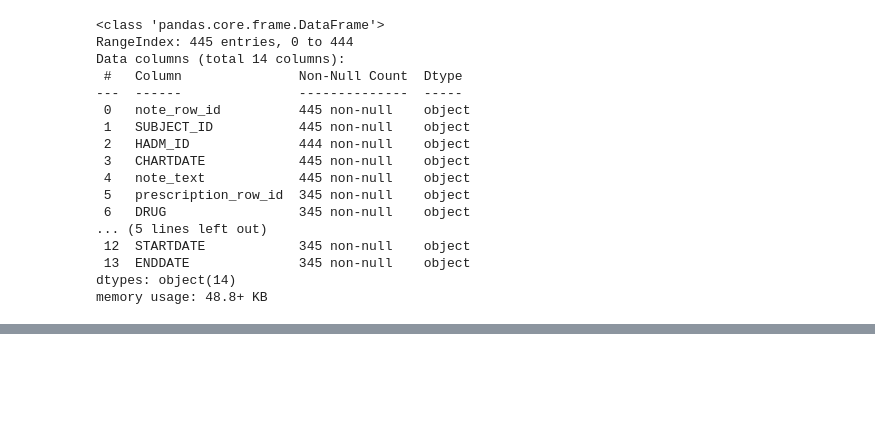
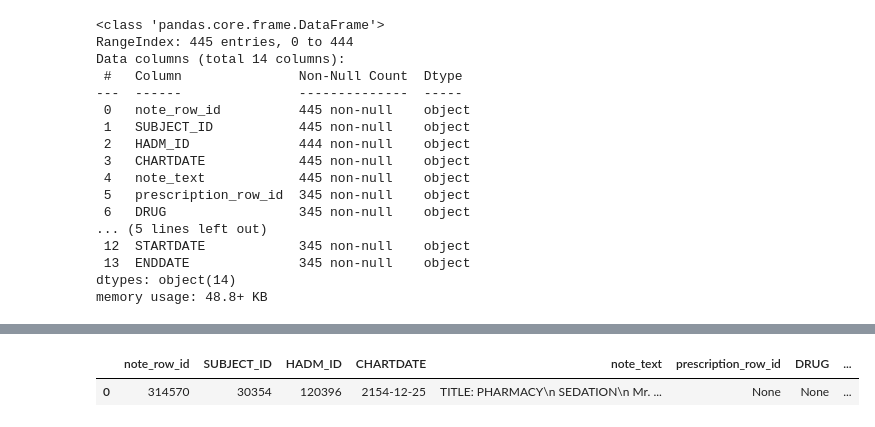
Before and after one commit to OWurst/AI_In_Healthcare_HRP, a Jupyter notebook: HRP_Drug_Amount_Identification_and_Flagging.ipynb, the cells around one changed output, grey strips where cells are left out. Cells and saved outputs as stored; diff of their text form; code cells hidden in the pictures; blank space fills up the shorter version.

```diff
--- a/HRP_Drug_Amount_Identification_and_Flagging.ipynb
+++ b/HRP_Drug_Amount_Identification_and_Flagging.ipynb
@@ -806,0 +1122,5 @@ df_unique.to_csv('unique_pharmacy_notes.csv', index=False)
+# %%
+full_table[full_table['note_row_id'] == 314570]
+# %% [output]
+|  | note_row_id | SUBJECT_ID | HADM_ID | CHARTDATE | note_text | prescription_row_id | DRUG | ... |
+| 0 | 314570 | 30354 | 120396 | 2154-12-25 | TITLE: PHARMACY\n SEDATION\n Mr. ... | None | None | ... |
```
Also changed, not shown: parts of 29 cells of this notebook.
